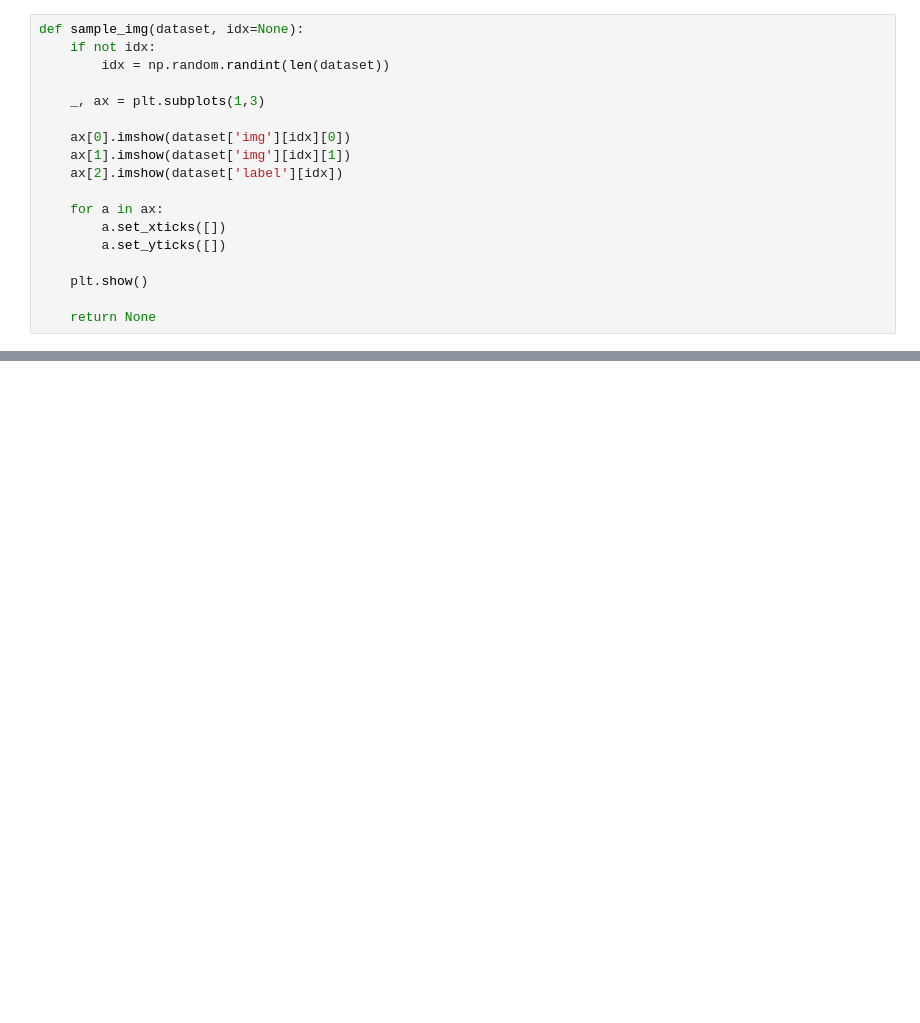
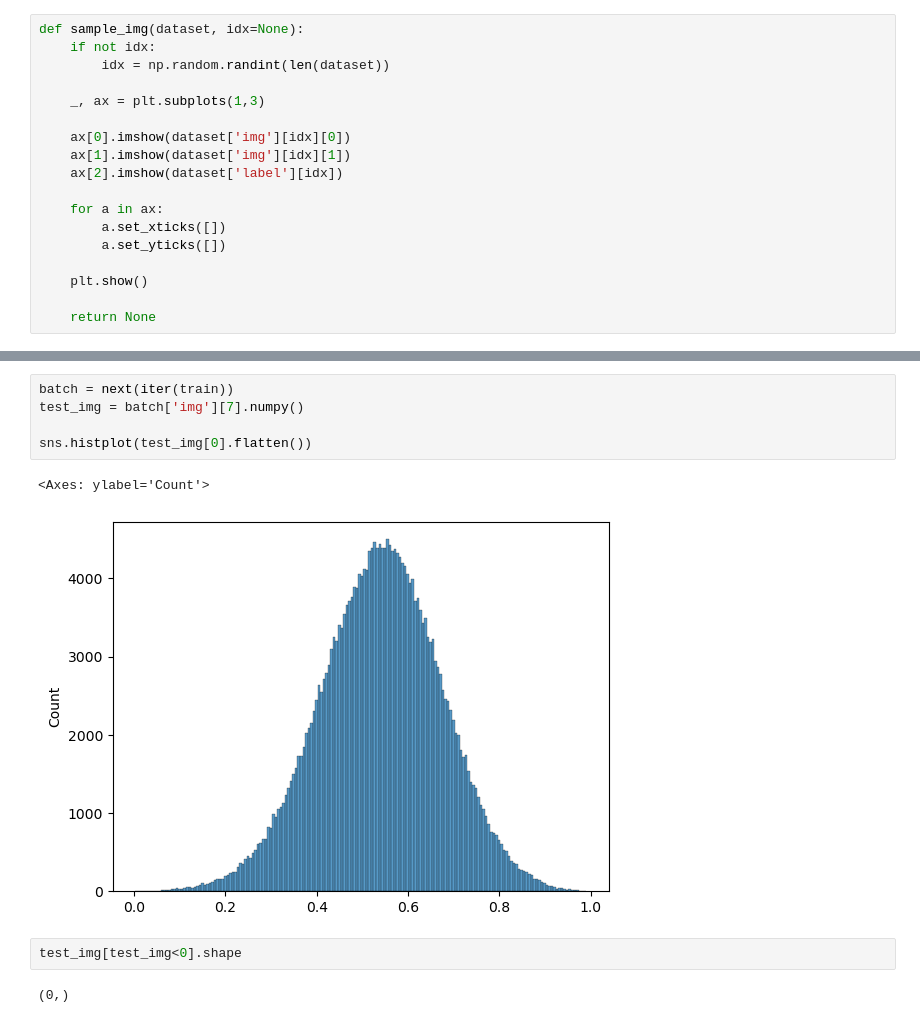
Before and after one commit to khizon/SAR_flood_segmentation, a Jupyter notebook: src/Untitled.ipynb, the cells around one changed output, grey strips where cells are left out. Drawn from its saved outputs; the diff is of its cells as text; blank space fills up the shorter version.

```diff
--- a/src/Untitled.ipynb
+++ b/src/Untitled.ipynb
@@ -46,0 +49,12 @@ sample_img(next(iter(train)))
+# %%
+batch = next(iter(train))
+test_img = batch['img'][7].numpy()
+
+sns.histplot(test_img[0].flatten())
+# %% [output]
+<Axes: ylabel='Count'>
+[figure, added]
+# %%
+test_img[test_img<0].shape
+# %% [output]
+(0,)
```
Also changed, not shown: parts of 4 cells of this notebook, 4 other files.
